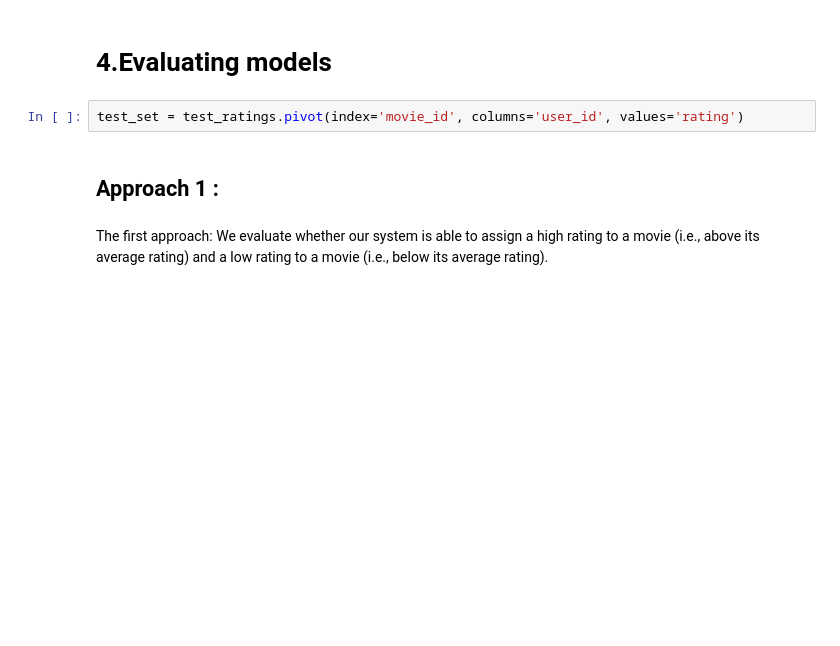
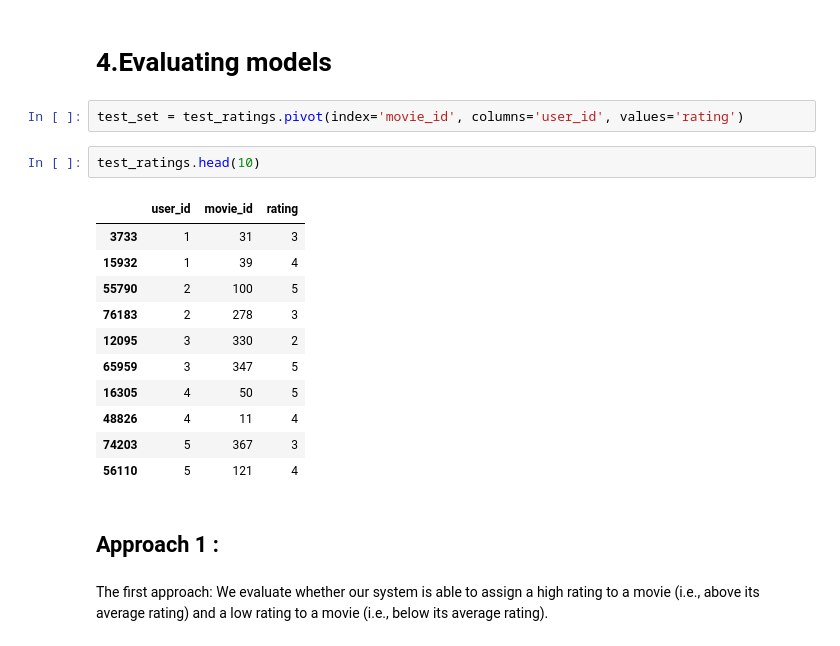
Before and after one commit to maTurjo/Recommender-System-Movielense, a Jupyter notebook: approaches.ipynb, the cells around one changed output. Cells and saved outputs as stored; diff of their text form; blank space fills up the shorter version.

```diff
--- a/approaches.ipynb
+++ b/approaches.ipynb
@@ -532,6 +532,20 @@ recommend_top_n_movies_user(4, user_profile, similarity_matrix_users, n=10, k=5)
 # 4.Evaluating models
 # %%
 test_set = test_ratings.pivot(index='movie_id', columns='user_id', values='rating')
+# %%
+test_ratings.head(10)
+# %% [output]
+|  | user_id | movie_id | rating |
+| 3733 | 1 | 31 | 3 |
+| 15932 | 1 | 39 | 4 |
+| 55790 | 2 | 100 | 5 |
+| 76183 | 2 | 278 | 3 |
+| 12095 | 3 | 330 | 2 |
+| 65959 | 3 | 347 | 5 |
+| 16305 | 4 | 50 | 5 |
+| 48826 | 4 | 11 | 4 |
+| 74203 | 5 | 367 | 3 |
+| 56110 | 5 | 121 | 4 |
 # %% [markdown]
 ## Approach 1 :
 # %% [markdown]
```
Also changed, not shown: parts of 4 cells of this notebook.
